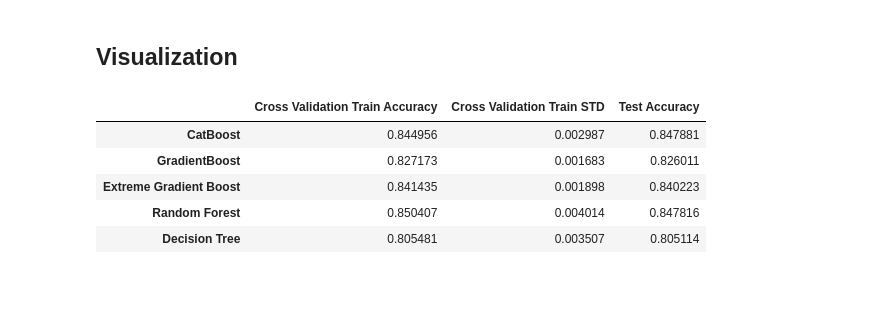
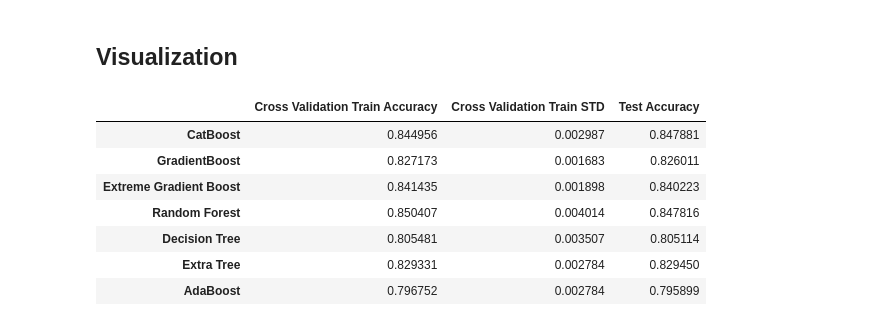
Before and after one commit to its-pedrofonseca/Business-Cases-With-Data-Science, a Jupyter notebook: BC2/BC2.ipynb, the cells around one changed output. Cells and saved outputs as stored; diff of their text form; code cells hidden in the pictures; blank space fills up the shorter version.

```diff
--- a/BC2/BC2.ipynb
+++ b/BC2/BC2.ipynb
@@ -1273,0 +1433,4 @@ grid=GridSearchCV(estimator=dt,param_grid=param_grid, cv =5)
+# %%
+cv_results = cross_validate(abc, X_train,y_train, cv=5, scoring=["accuracy"])
+ada_cross_train=cv_results["test_accuracy"].mean()
+ada_cross_train
@@ -1273,0 +1439,3 @@ grid=GridSearchCV(estimator=dt,param_grid=param_grid, cv =5)
+# %%
+ada_cross_std=cv_results["test_accuracy"].std()
+ada_cross_std
@@ -1273,0 +1444,3 @@ grid=GridSearchCV(estimator=dt,param_grid=param_grid, cv =5)
+# %%
+ada_test = accuracy_score(y_test_pred,y_test)
+ada_test
@@ -1274,16 +1455,18 @@ grid=GridSearchCV(estimator=dt,param_grid=param_grid, cv =5)
 # %% [markdown]
 ## Visualization
 # %%
-data={"Cross Validation Train Accuracy":[cat_cross_train,gb_cross_train,xgb_cross_train,rf_cross_train,dt_cross_train],
-      "Cross Validation Train STD":[cat_cross_std,gb_cross_std,xgb_cross_std,rf_cross_std,dt_cross_std],
-      "Test Accuracy" : [cat_test,gb_test,xgb_test,rf_test,dt_test]}
+data={"Cross Validation Train Accuracy":[cat_cross_train,gb_cross_train,xgb_cross_train,rf_cross_train,dt_cross_train,etc_cross_train,ada_cross_train],
+      "Cross Validation Train STD":[cat_cross_std,gb_cross_std,xgb_cross_std,rf_cross_std,dt_cross_std,ada_cross_std,ada_cross_std],
+      "Test Accuracy" : [cat_test,gb_test,xgb_test,rf_test,dt_test,etc_test,ada_test]}
 # %%
-conclusion=pd.DataFrame(data=data,index=["CatBoost","GradientBoost","Extreme Gradient Boost","Random Forest","Decision Tree"])
+conclusion=pd.DataFrame(data=data,index=["CatBoost","GradientBoost","Extreme Gradient Boost","Random Forest","Decision Tree","Extra Tree","AdaBoost"])
 conclusion
 # %% [output]
 |  | Cross Validation Train Accuracy | Cross Validation Train STD | Test Accuracy |
 | CatBoost | 0.844956 | 0.002987 | 0.847881 |
 | GradientBoost | 0.827173 | 0.001683 | 0.826011 |
 | Extreme Gradient Boost | 0.841435 | 0.001898 | 0.840223 |
 | Random Forest | 0.850407 | 0.004014 | 0.847816 |
 | Decision Tree | 0.805481 | 0.003507 | 0.805114 |
+| Extra Tree | 0.829331 | 0.002784 | 0.829450 |
+| AdaBoost | 0.796752 | 0.002784 | 0.795899 |
```
Also changed, not shown: parts of 38 cells of this notebook.
